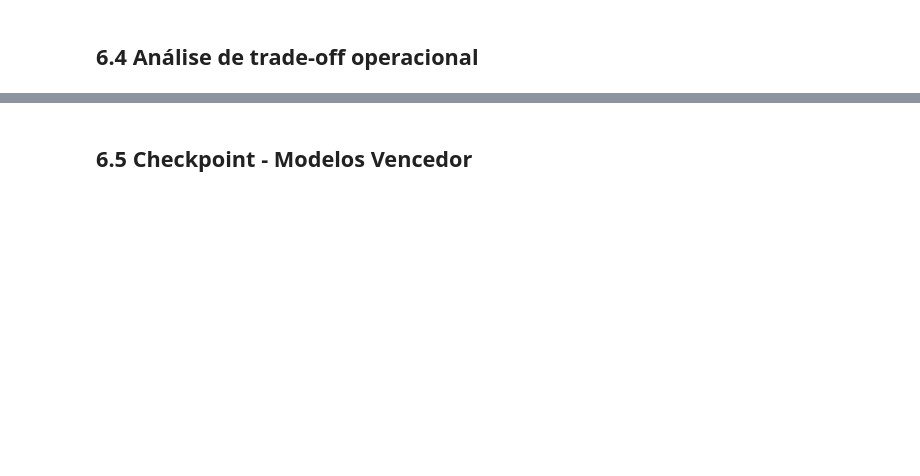
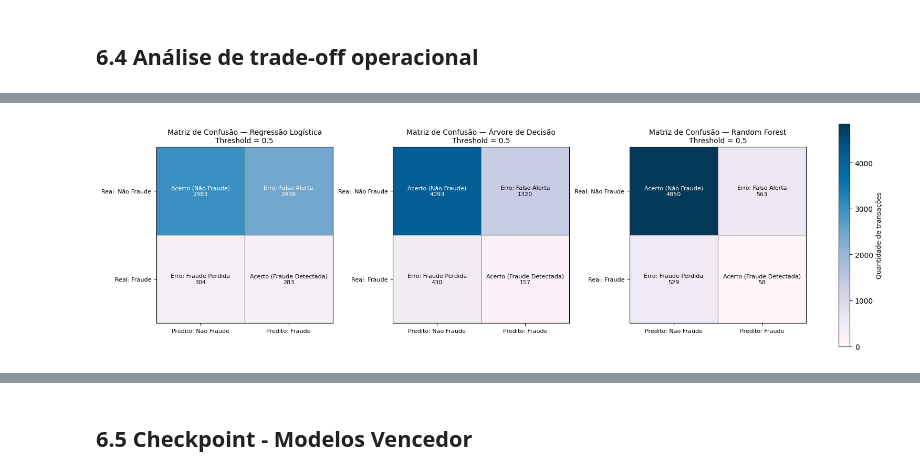
Before and after one commit to lpdata/fraude_bilhetagem, a Jupyter notebook: notebooks/03_modelagem.ipynb, the cells around one changed output, grey strips where cells are left out. Cells and saved outputs as stored; diff of their text form; code cells hidden in the pictures; blank space fills up the shorter version.

```diff
--- a/notebooks/03_modelagem.ipynb
+++ b/notebooks/03_modelagem.ipynb
@@ -2047,0 +2325,59 @@ Importâncias das features extraídas com sucesso — Random Forest
+# %%
+import matplotlib.pyplot as plt
+import numpy as np
+
+# Garantir que as 3 matrizes existam (se não existirem, recalcula a partir dos y_pred já gerados)
+if "cm_logreg" not in globals():
+    cm_logreg = confusion_matrix(y_test, y_test_pred_logreg)
+if "cm_tree" not in globals():
+    cm_tree = confusion_matrix(y_test, y_test_pred_tree)
+if "cm_rf" not in globals():
+    cm_rf = confusion_matrix(y_test, y_test_pred_rf)
+
+cms = [
+    ("Regressão Logística", cm_logreg),
+    ("Árvore de Decisão", cm_tree),
+    ("Random Forest", cm_rf),
+]
+
+vmax_global = max(cm.max() for _, cm in cms)
+
+cell_text = [
+    ["Acerto (Não Fraude)", "Erro: Falso Alerta"],
+    ["Erro: Fraude Perdida", "Acerto (Fraude Detectada)"]
+]
+
+fig, axes = plt.subplots(1, 3, figsize=(15, 4.8), constrained_layout=True)
+
+for ax, (title, cm) in zip(axes, cms):
+    im = ax.imshow(cm, cmap="PuBu", vmin=0, vmax=vmax_global)
+
+    ax.set_title(f"Matriz de Confusão — {title}\nThreshold = 0.5", fontsize=10)
+
+    ax.set_xticks([0, 1])
+    ax.set_yticks([0, 1])
+    ax.set_xticklabels(["Predito: Não Fraude", "Predito: Fraude"], fontsize=8)
+    ax.set_yticklabels(["Real: Não Fraude", "Real: Fraude"], fontsize=8)
+
+    for i in range(2):
+        for j in range(2):
+            ax.text(
+                j, i,
+                f"{cell_text[i][j]}\n{cm[i, j]}",
+                ha="center",
+                va="center",
+                fontsize=8,
+                color="white" if cm[i, j] > vmax_global * 0.5 else "black"
+            )
+
+    ax.set_xticks(np.arange(-.5, 2, 1), minor=True)
+    ax.set_yticks(np.arange(-.5, 2, 1), minor=True)
+    ax.grid(which="minor", color="gray", linestyle="-", linewidth=0.8)
+    ax.tick_params(which="minor", bottom=False, left=False)
+
+cbar = fig.colorbar(im, ax=axes, shrink=0.9)
+cbar.set_label("Quantidade de transações", fontsize=9)
+
+plt.show()
+# %% [output]
+[figure, added]
```
Also changed, not shown: parts of 18 cells of this notebook.
